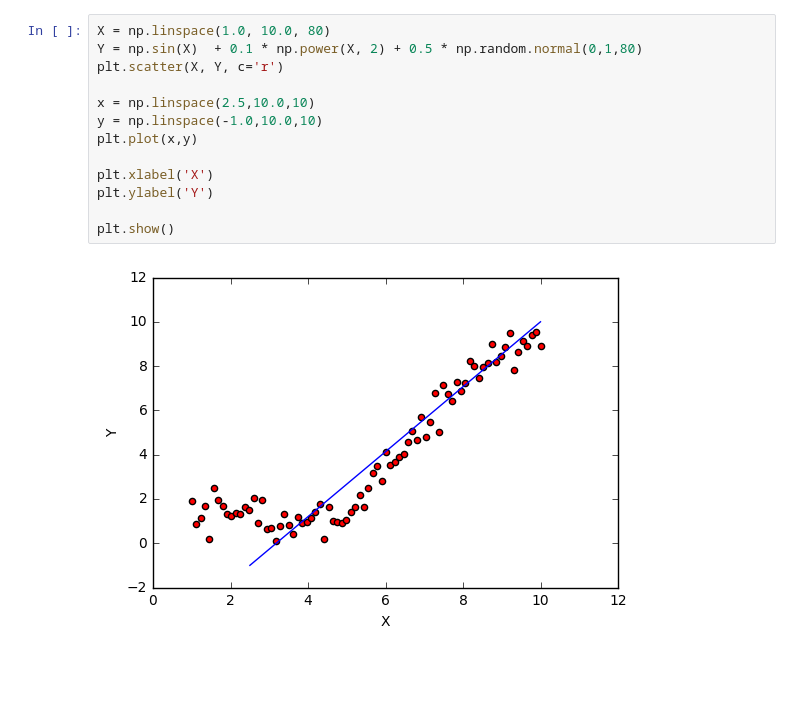
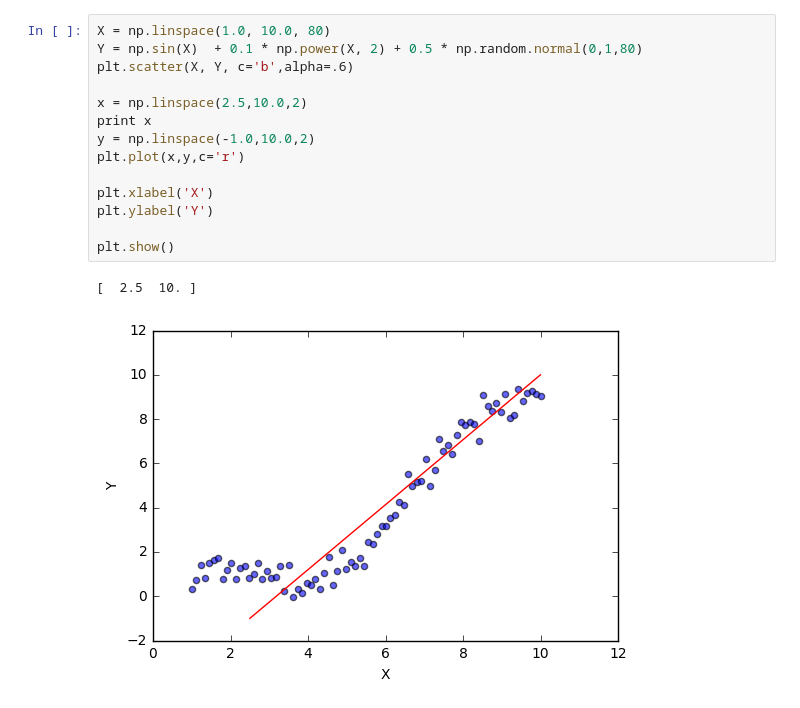
Before and after one commit to tanayag/AI_Circle, a Jupyter notebook: Matplotlib.ipynb, the cells around one changed output. Drawn from its saved outputs; the diff is of its cells as text; blank space fills up the shorter version.

```diff
--- a/Matplotlib.ipynb
+++ b/Matplotlib.ipynb
@@ -84,18 +89,20 @@ plt.show()
 # %%
 X = np.linspace(1.0, 10.0, 80)
 Y = np.sin(X)  + 0.1 * np.power(X, 2) + 0.5 * np.random.normal(0,1,80)
-plt.scatter(X, Y, c='r')
+plt.scatter(X, Y, c='b',alpha=.6)
 
-x = np.linspace(2.5,10.0,10)
-y = np.linspace(-1.0,10.0,10)
-plt.plot(x,y)
+x = np.linspace(2.5,10.0,2)
+print x
+y = np.linspace(-1.0,10.0,2)
+plt.plot(x,y,c='r')
 
 plt.xlabel('X')
 plt.ylabel('Y')
 
 plt.show()
 # %% [output]
+[  2.5  10. ]
-[figure, old version]
+[figure, new version]
 # %%
 n = 14
 X = np.arange(n)
```
Also changed, not shown: parts of 9 cells of this notebook, 29 other files.
